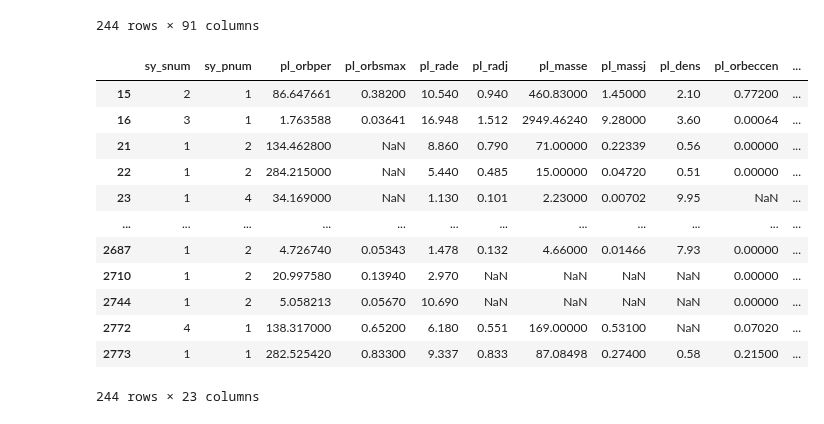
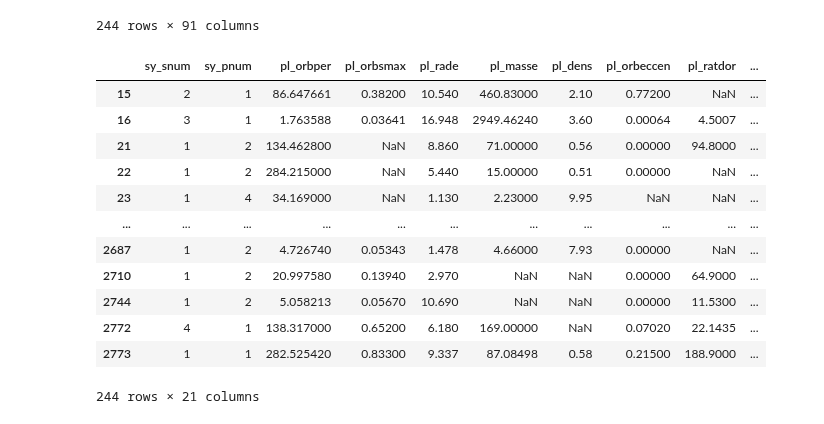
Before and after one commit to christinaxliu/research, a Jupyter notebook: Caltech-JPL-Intern/HZExoplanetClassifiers/KNNClassifier/HZExoplanet_KNN_Classifier.ipynb, the cells around one changed output. Saved outputs shown, nothing was run; the diff lists cells and outputs as text; code cells hidden in the pictures.

```diff
--- a/Caltech-JPL-Intern/HZExoplanetClassifiers/KNNClassifier/HZExoplanet_KNN_Classifier.ipynb
+++ b/Caltech-JPL-Intern/HZExoplanetClassifiers/KNNClassifier/HZExoplanet_KNN_Classifier.ipynb
@@ -291,46 +292,50 @@ training_data = training_data.drop(['st_denserr2'], axis = 1)
 training_data = training_data.drop(['st_vsinerr1'], axis = 1)
 training_data = training_data.drop(['st_vsinerr2'], axis = 1)
 training_data = training_data.drop(['st_rotperr1'], axis = 1)
 training_data = training_data.drop(['st_rotperr2'], axis = 1)
 training_data = training_data.drop(['st_radverr1'], axis = 1)
 training_data = training_data.drop(['st_radverr2'], axis = 1)
 training_data = training_data.drop(['sy_disterr1'], axis = 1)
 training_data = training_data.drop(['sy_disterr2'], axis = 1)
 training_data = training_data.drop(['sy_bmagerr1'], axis = 1)
 training_data = training_data.drop(['sy_bmagerr2'], axis = 1)
 training_data = training_data.drop(['sy_vmagerr1'], axis = 1)
 training_data = training_data.drop(['sy_vmagerr2'], axis = 1)
 
 training_data.to_csv('/content/drive/My Drive/Colab Notebooks/HZExoplanetClassifiers/KNNClassifier/TrainingData_DropInrelevantFields_2024.06.17.csv')
 
 # Drop data fields that are with too many missing values
 training_data = training_data.drop(['st_lum'], axis = 1)
 training_data = training_data.drop(['st_vsin'], axis = 1)
 training_data = training_data.drop(['st_rotp'], axis = 1)
 training_data = training_data.drop(['st_radv'], axis = 1)
 
+# Drop exoplanet radius [Jupiter Mass] and mass [Jupiter Mass] data fileds as they are redundant to the corresponding fields in Earth metrics
+training_data = training_data.drop(['pl_radj'], axis = 1)
+training_data = training_data.drop(['pl_massj'], axis = 1)
+
 # Drop data fileds of Exoplanent Equilibrium Temperature and Insolation Flux as they are used for labeling samples
 training_data = training_data.drop(['pl_eqt'], axis = 1)
 training_data = training_data.drop(['pl_insol'], axis = 1)
 training_data = training_data.drop(['hz_label_by_eqt'], axis = 1)
 training_data = training_data.drop(['hz_label_by_insol'], axis = 1)
 
 training_data.to_csv('/content/drive/My Drive/Colab Notebooks/HZExoplanetClassifiers/KNNClassifier/TrainingData_Final_2024.06.17.csv')
 training_data
 # %% [output]
-|  | sy_snum | sy_pnum | pl_orbper | pl_orbsmax | pl_rade | pl_radj | pl_masse | pl_massj | pl_dens | pl_orbeccen | ... |
-| 15 | 2 | 1 | 86.647661 | 0.38200 | 10.540 | 0.940 | 460.83000 | 1.45000 | 2.10 | 0.77200 | ... |
-| 16 | 3 | 1 | 1.763588 | 0.03641 | 16.948 | 1.512 | 2949.46240 | 9.28000 | 3.60 | 0.00064 | ... |
-| 21 | 1 | 2 | 134.462800 | NaN | 8.860 | 0.790 | 71.00000 | 0.22339 | 0.56 | 0.00000 | ... |
-| 22 | 1 | 2 | 284.215000 | NaN | 5.440 | 0.485 | 15.00000 | 0.04720 | 0.51 | 0.00000 | ... |
-| 23 | 1 | 4 | 34.169000 | NaN | 1.130 | 0.101 | 2.23000 | 0.00702 | 9.95 | NaN | ... |
-| ... | ... | ... | ... | ... | ... | ... | ... | ... | ... | ... | ... |
-| 2687 | 1 | 2 | 4.726740 | 0.05343 | 1.478 | 0.132 | 4.66000 | 0.01466 | 7.93 | 0.00000 | ... |
-| 2710 | 1 | 2 | 20.997580 | 0.13940 | 2.970 | NaN | NaN | NaN | NaN | 0.00000 | ... |
-| 2744 | 1 | 2 | 5.058213 | 0.05670 | 10.690 | NaN | NaN | NaN | NaN | 0.00000 | ... |
-| 2772 | 4 | 1 | 138.317000 | 0.65200 | 6.180 | 0.551 | 169.00000 | 0.53100 | NaN | 0.07020 | ... |
-| 2773 | 1 | 1 | 282.525420 | 0.83300 | 9.337 | 0.833 | 87.08498 | 0.27400 | 0.58 | 0.21500 | ... |
+|  | sy_snum | sy_pnum | pl_orbper | pl_orbsmax | pl_rade | pl_masse | pl_dens | pl_orbeccen | pl_ratdor | ... |
+| 15 | 2 | 1 | 86.647661 | 0.38200 | 10.540 | 460.83000 | 2.10 | 0.77200 | NaN | ... |
+| 16 | 3 | 1 | 1.763588 | 0.03641 | 16.948 | 2949.46240 | 3.60 | 0.00064 | 4.5007 | ... |
+| 21 | 1 | 2 | 134.462800 | NaN | 8.860 | 71.00000 | 0.56 | 0.00000 | 94.8000 | ... |
+| 22 | 1 | 2 | 284.215000 | NaN | 5.440 | 15.00000 | 0.51 | 0.00000 | NaN | ... |
+| 23 | 1 | 4 | 34.169000 | NaN | 1.130 | 2.23000 | 9.95 | NaN | NaN | ... |
+| ... | ... | ... | ... | ... | ... | ... | ... | ... | ... | ... |
+| 2687 | 1 | 2 | 4.726740 | 0.05343 | 1.478 | 4.66000 | 7.93 | 0.00000 | NaN | ... |
+| 2710 | 1 | 2 | 20.997580 | 0.13940 | 2.970 | NaN | NaN | 0.00000 | 64.9000 | ... |
+| 2744 | 1 | 2 | 5.058213 | 0.05670 | 10.690 | NaN | NaN | 0.00000 | 11.5300 | ... |
+| 2772 | 4 | 1 | 138.317000 | 0.65200 | 6.180 | 169.00000 | NaN | 0.07020 | 22.1435 | ... |
+| 2773 | 1 | 1 | 282.525420 | 0.83300 | 9.337 | 87.08498 | 0.58 | 0.21500 | 188.9000 | ... |
-244 rows × 23 columns
+244 rows × 21 columns
 # %%
 # Apply simple imputation by filling in missing values with mean
 training_data = training_data.fillna(training_data.mean())
```
Also changed, not shown: parts of 10 cells of this notebook.
